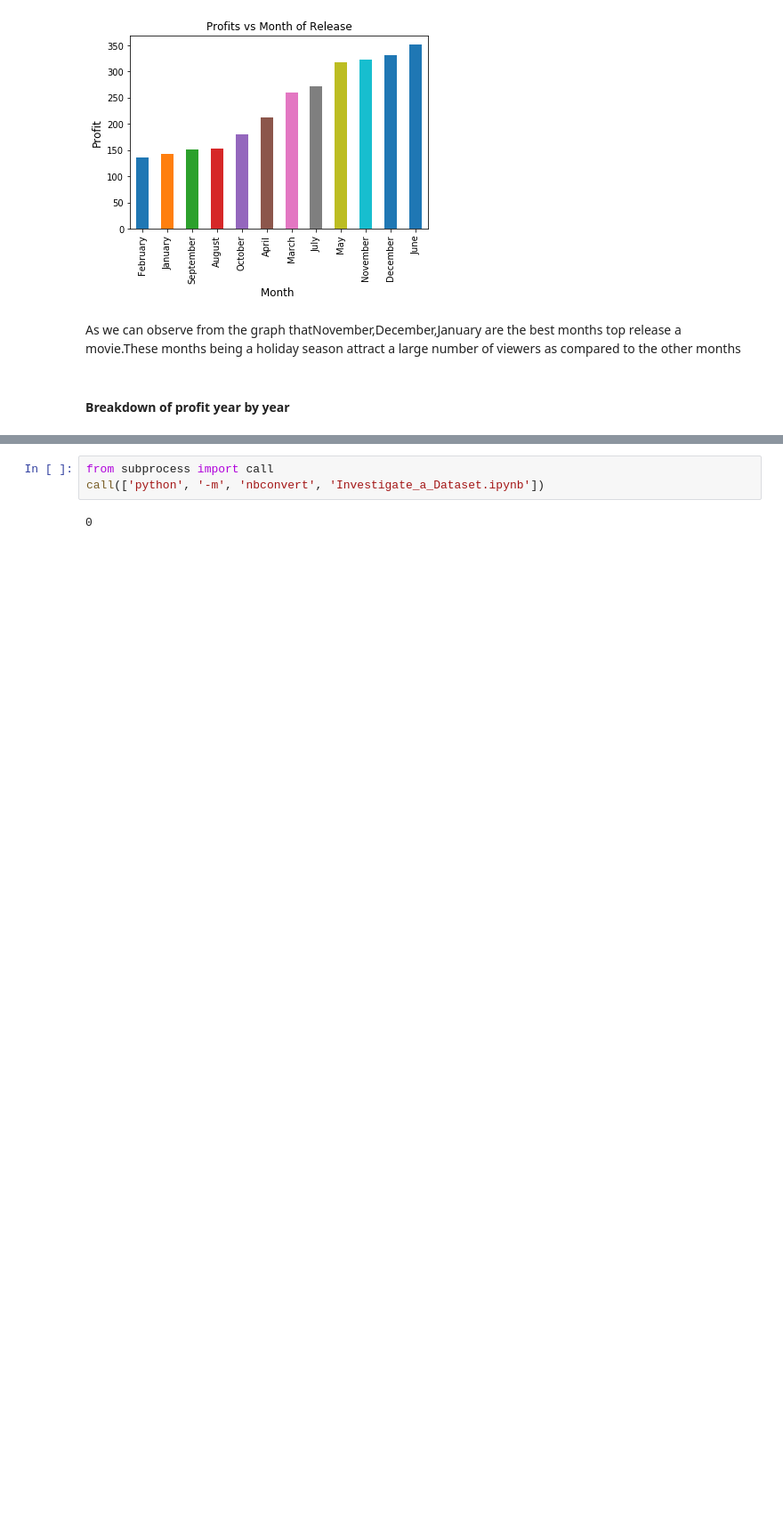
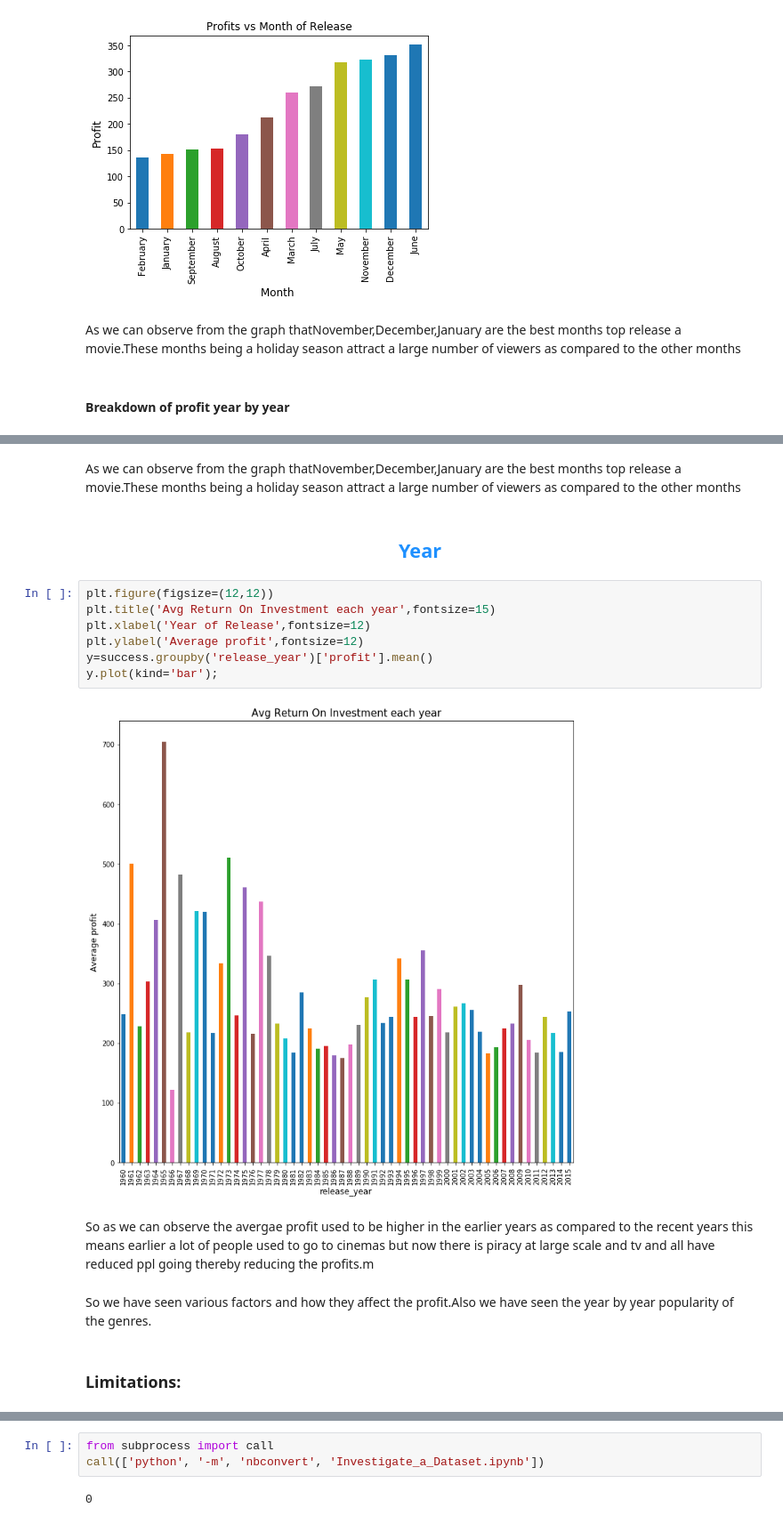
Before and after one commit to ishan6899/InvestigateADataset, a Jupyter notebook: Investigate_a_Dataset.ipynb, the cells around one changed output, grey strips where cells are left out. Shown at 89% size. Saved outputs shown, nothing was run; the diff lists cells and outputs as text; blank space fills up the shorter version.

```diff
--- a/Investigate_a_Dataset.ipynb
+++ b/Investigate_a_Dataset.ipynb
@@ -465,0 +541,19 @@ As we can observe from the graph thatNovember,December,January are the best mont
+# %% [markdown]
+As we can observe from the graph thatNovember,December,January are the best months top release a movie.These months being a holiday season attract a large number of viewers as compared to the other months
+# %% [markdown]
+<h2 style="color:dodgerblue;text-align:center;">Year</h3>
+# %%
+plt.figure(figsize=(12,12))
+plt.title('Avg Return On Investment each year',fontsize=15)
+plt.xlabel('Year of Release',fontsize=12)
+plt.ylabel('Average profit',fontsize=12)
+y=success.groupby('release_year')['profit'].mean()
+y.plot(kind='bar');
+# %% [output]
+[figure, added]
+# %% [markdown]
+So as we can observe the avergae profit used to be higher in the earlier years as compared to the recent years this means earlier a lot of people used to go to cinemas but now there is piracy at large scale and tv and all have reduced ppl going thereby reducing the profits.m
+# %% [markdown]
+So we have seen various factors and how they affect the profit.Also we have seen the year by year popularity of the genres.
+# %% [markdown]
+### Limitations:
```
Also changed, not shown: parts of 30 cells of this notebook.
